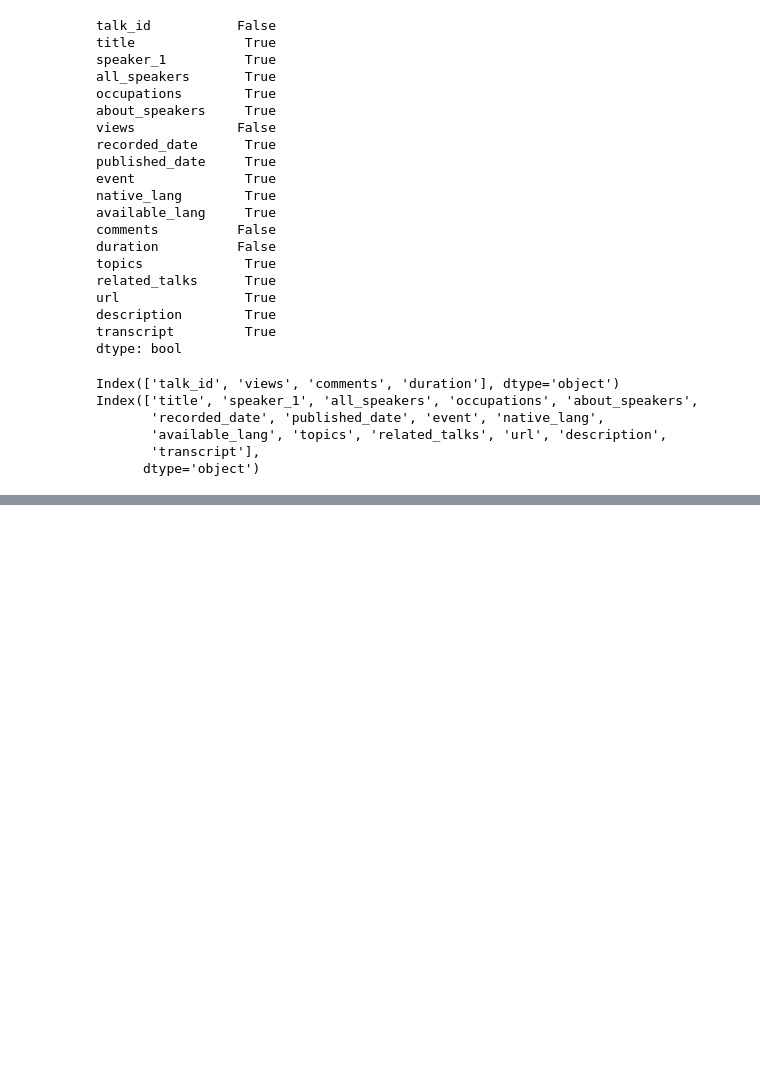
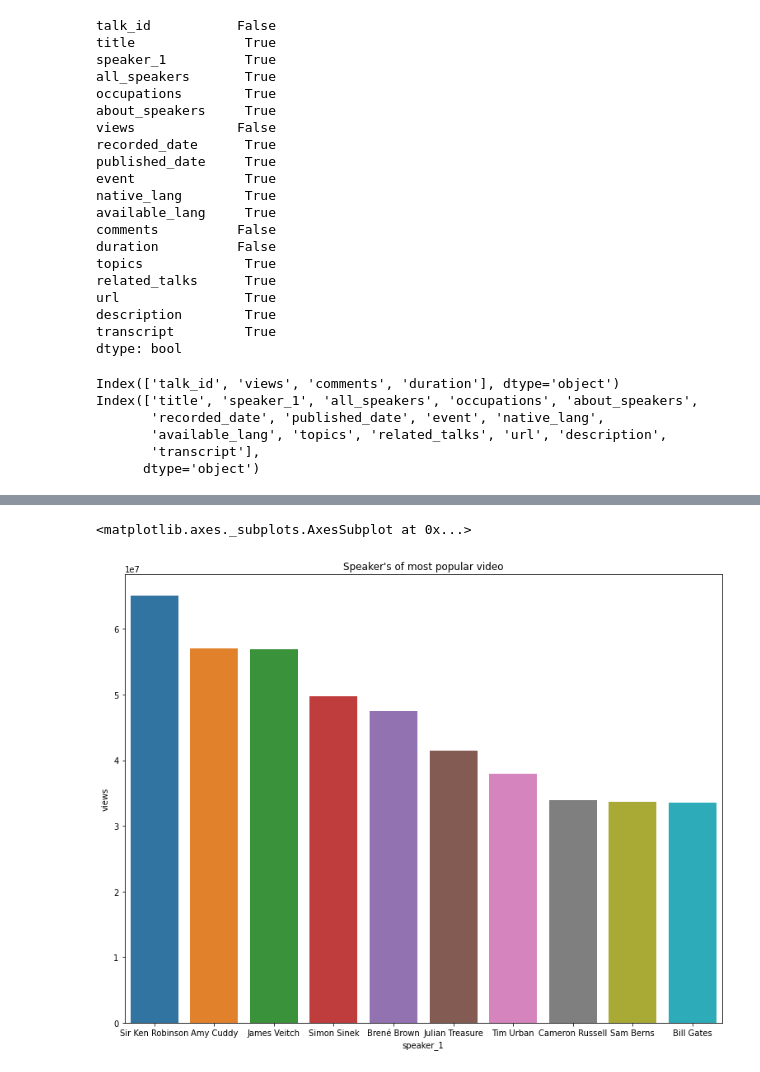
Before and after one commit to adilimam12/Regression-capstone-project2, a Jupyter notebook: TED_Talk_Views_Prediction_.ipynb, the cells around one changed output, grey strips where cells are left out. Cells and saved outputs as stored; diff of their text form; code cells hidden in the pictures; blank space fills up the shorter version.

```diff
--- a/TED_Talk_Views_Prediction_.ipynb
+++ b/TED_Talk_Views_Prediction_.ipynb
@@ -181,0 +323,17 @@ tedtalk_df[num_vars]
+# %%
+#converting the published and recorded date as datetime datatype
+import datetime
+tedtalk_df['published_date']=pd.to_datetime(tedtalk_df['published_date'], format='%Y-%m-%d')
+tedtalk_df['recorded_date']=pd.to_datetime(tedtalk_df['recorded_date'], format='%Y-%m-%d')
+# %%
+#finding out the respected day,month and year
+tedtalk_df['release_day'] = tedtalk_df['published_date'].apply(lambda x: x.weekday())
+tedtalk_df['release_month']=tedtalk_df['published_date'].apply(lambda x: x.month)
+tedtalk_df['release_year'] = tedtalk_df['published_date'].apply(lambda x: x.year)
+# %%
+#tedtalk_day was interms of numbers which were holding the record of monday till sunday...so converting that to exact days here
+week_day={0:'Monday',1:'Tuesday',2:'Wednesday',3:'Thursday',4:'Friday',5:'Saturday',6:'Sunday'}
+tedtalk_df['release_day']=tedtalk_df['release_day'].map(week_day)
+#again converting the month which was in numbers to exact month names
+month_dict={1:'Jan',2:'Feb',3:'March',4:'April',5:'May',6:'June',7:'July',8:'Aug',9:'Sep',10:'Oct',11:'Nov',12:'Dec'}
+tedtalk_df['release_month']=tedtalk_df['release_month'].map(month_dict)
@@ -181,0 +366,3 @@ tedtalk_df[num_vars]
+# %%
+most_popular_video_df = tedtalk_df.nlargest(10,['views'])
+most_popular_video_df[['speaker_1','views','title']]
@@ -181,0 +381,8 @@ tedtalk_df[num_vars]
+# %%
+#finding Speaker's of most popular video
+plt.figure(figsize=(13,10))
+plt.title("Speaker's of most popular video")
+sns.barplot(x='speaker_1',y='views',data=most_popular_video_df)
+# %% [output]
+<matplotlib.axes._subplots.AxesSubplot at 0x...>
+[figure, added]
```
Also changed, not shown: parts of 28 cells of this notebook.
